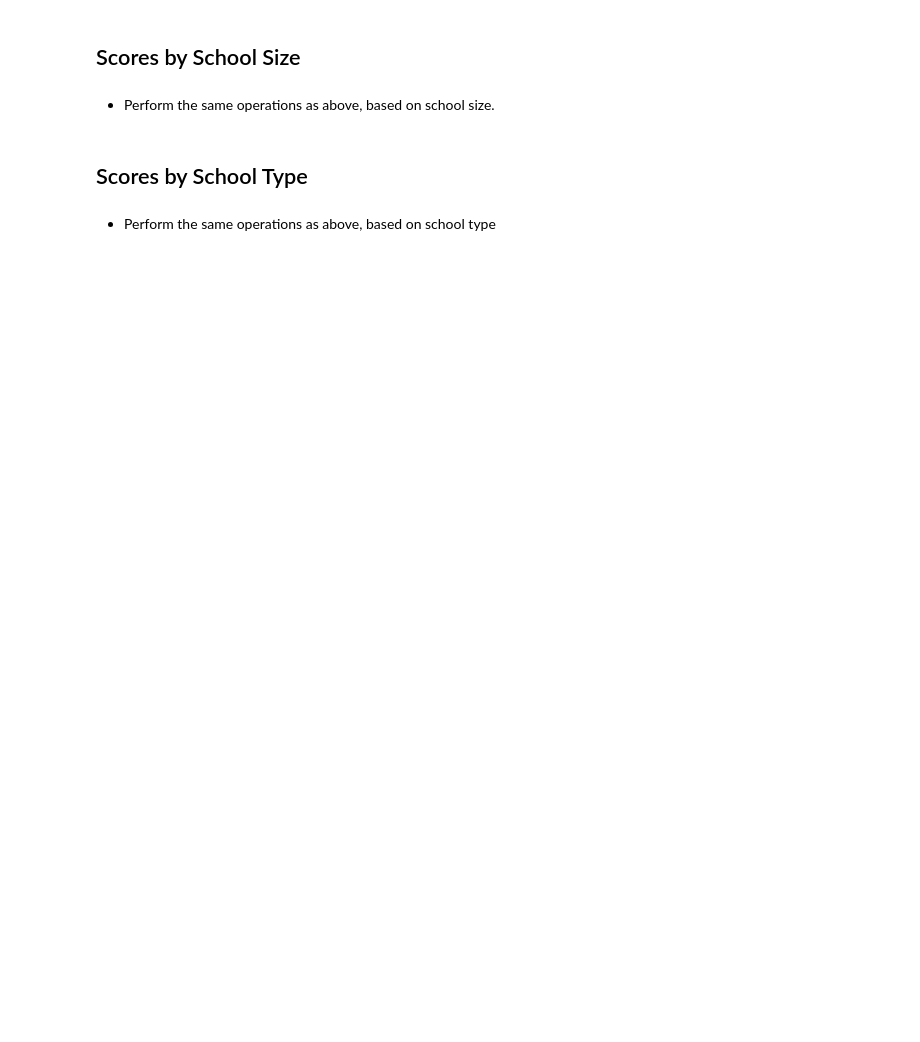
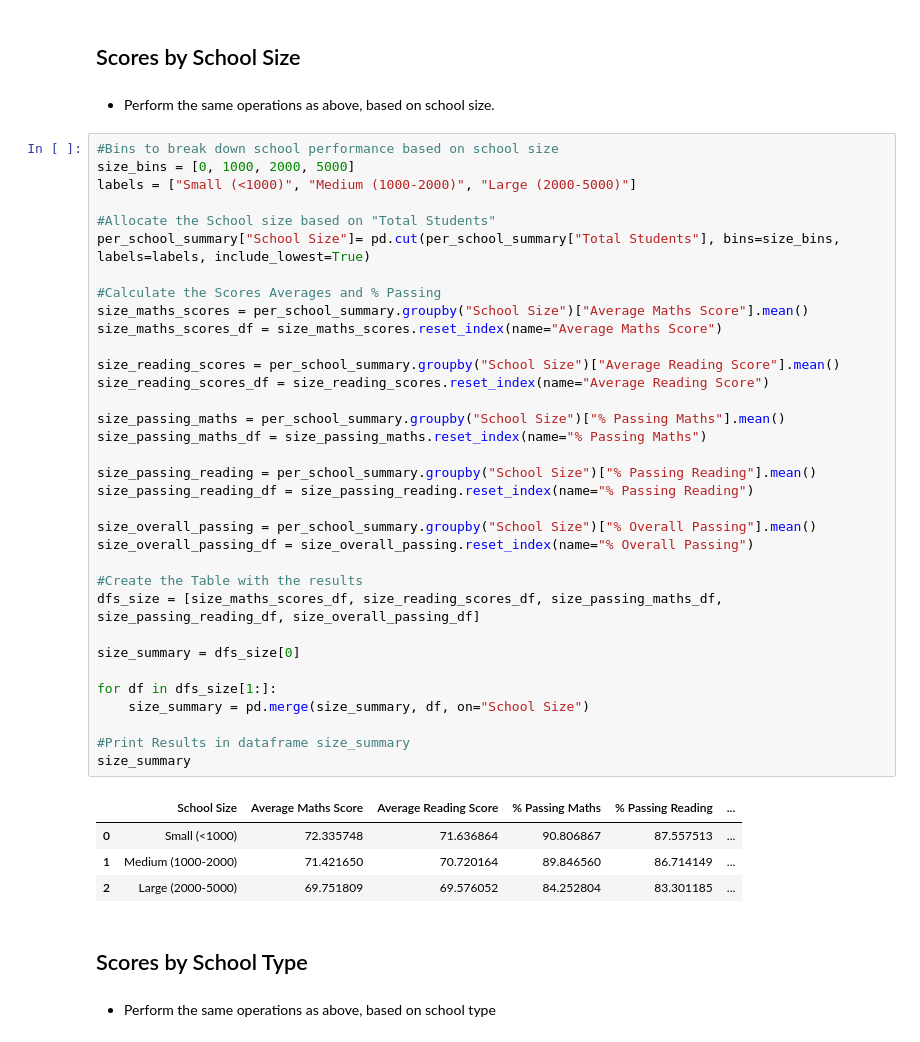
Before and after one commit to Laos27/pandas-challenge, a Jupyter notebook: PyCitySchools/PyCitySchools_starter.ipynb, the cells around one changed output. Cells and saved outputs as stored; diff of their text form; blank space fills up the shorter version.

```diff
--- a/PyCitySchools/PyCitySchools_starter.ipynb
+++ b/PyCitySchools/PyCitySchools_starter.ipynb
@@ -345,6 +364,45 @@ Name: Average Maths Score, dtype: float64
 ## Scores by School Size
 # %% [markdown]
 * Perform the same operations as above, based on school size.
+# %%
+#Bins to break down school performance based on school size
+size_bins = [0, 1000, 2000, 5000]
+labels = ["Small (<1000)", "Medium (1000-2000)", "Large (2000-5000)"]
+
+#Allocate the School size based on "Total Students"
+per_school_summary["School Size"]= pd.cut(per_school_summary["Total Students"], bins=size_bins, labels=labels, include_lowest=True)
+
+#Calculate the Scores Averages and % Passing
+size_maths_scores = per_school_summary.groupby("School Size")["Average Maths Score"].mean()
+size_maths_scores_df = size_maths_scores.reset_index(name="Average Maths Score")
+
+size_reading_scores = per_school_summary.groupby("School Size")["Average Reading Score"].mean()
+size_reading_scores_df = size_reading_scores.reset_index(name="Average Reading Score")
+
+size_passing_maths = per_school_summary.groupby("School Size")["% Passing Maths"].mean()
+size_passing_maths_df = size_passing_maths.reset_index(name="% Passing Maths")
+
+size_passing_reading = per_school_summary.groupby("School Size")["% Passing Reading"].mean()
+size_passing_reading_df = size_passing_reading.reset_index(name="% Passing Reading")
+
+size_overall_passing = per_school_summary.groupby("School Size")["% Overall Passing"].mean()
+size_overall_passing_df = size_overall_passing.reset_index(name="% Overall Passing")
+
+#Create the Table with the results
+dfs_size = [size_maths_scores_df, size_reading_scores_df, size_passing_maths_df, size_passing_reading_df, size_overall_passing_df]
+
+size_summary = dfs_size[0]
+
+for df in dfs_size[1:]:
+    size_summary = pd.merge(size_summary, df, on="School Size")
+
+#Print Results in dataframe size_summary
+size_summary
+# %% [output]
+|  | School Size | Average Maths Score | Average Reading Score | % Passing Maths | % Passing Reading | ... |
+| 0 | Small (<1000) | 72.335748 | 71.636864 | 90.806867 | 87.557513 | ... |
+| 1 | Medium (1000-2000) | 71.421650 | 70.720164 | 89.846560 | 86.714149 | ... |
+| 2 | Large (2000-5000) | 69.751809 | 69.576052 | 84.252804 | 83.301185 | ... |
 # %% [markdown]
 ## Scores by School Type
 # %% [markdown]
```
Also changed, not shown: parts of 20 cells of this notebook, 1 other file.
